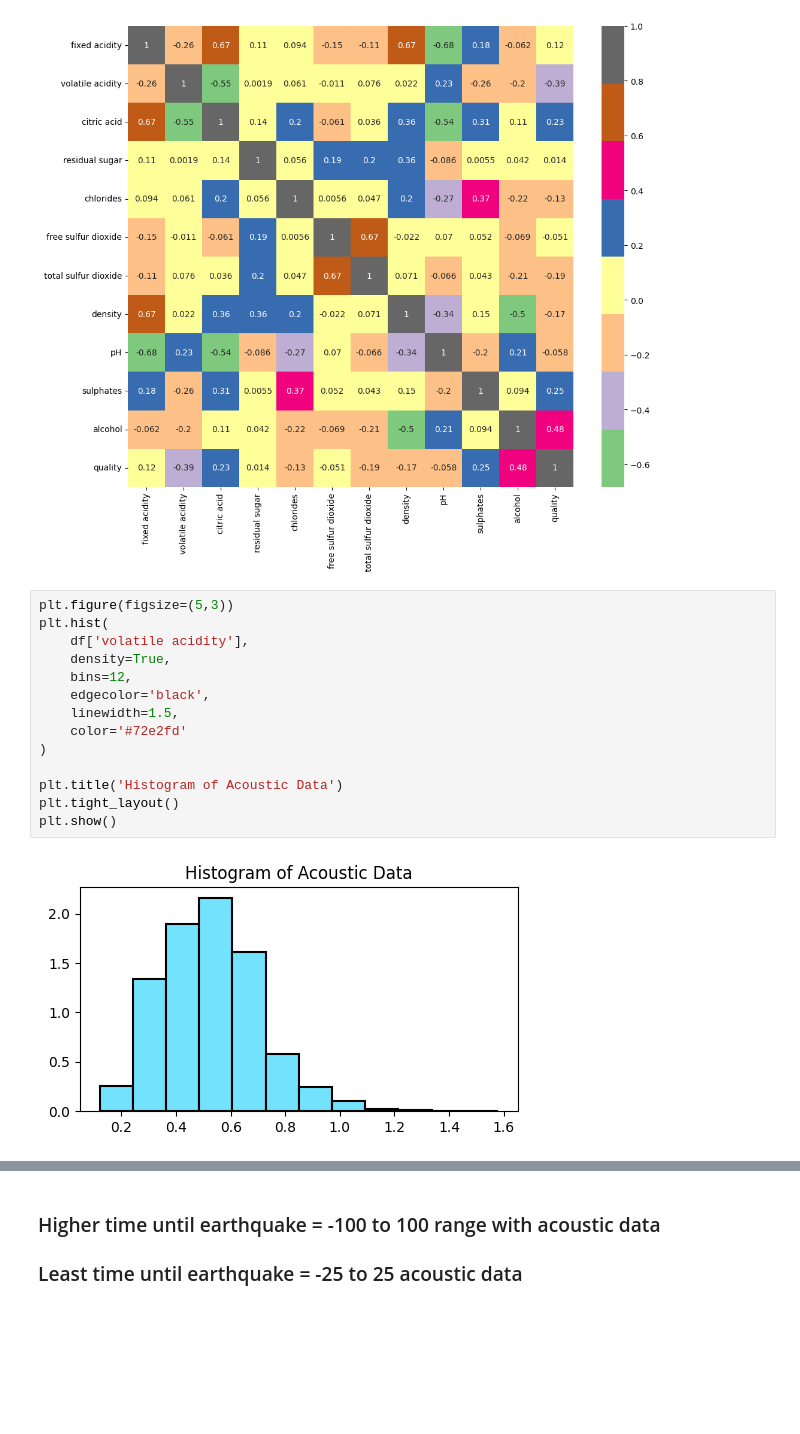
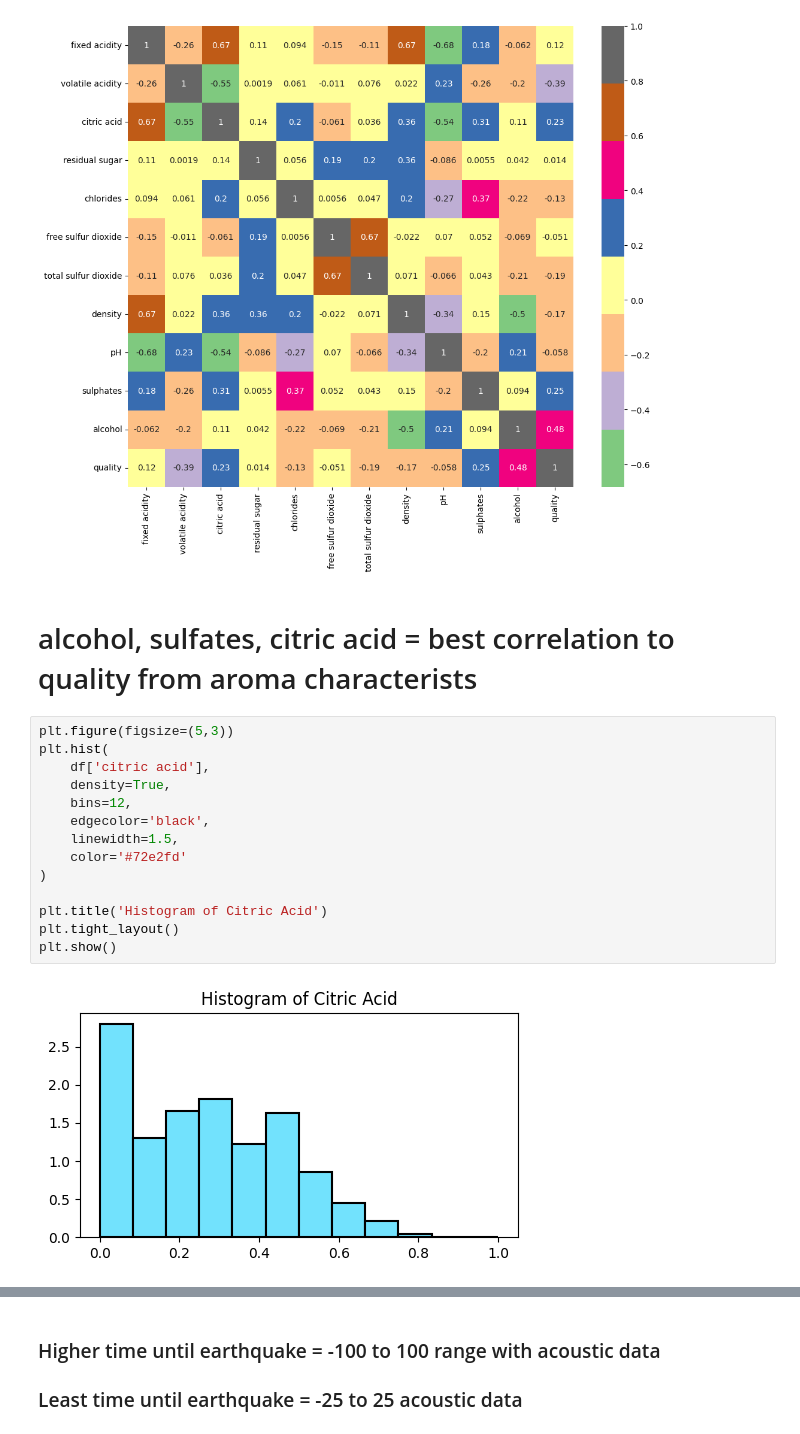
Before and after one commit to isralennon/MSAAI500, a Jupyter notebook: wine_quality/red_wine_quality.ipynb, the cells around one changed output, grey strips where cells are left out. Cells and saved outputs as stored; diff of their text form; blank space fills up the shorter version.

Commit message:
Updated wine_quality
updated top 3 aroma regression plots

```diff
--- a/wine_quality/red_wine_quality.ipynb
+++ b/wine_quality/red_wine_quality.ipynb
@@ -186,19 +186,21 @@ sns.heatmap(cor, annot=True, cmap=plt.cm.Accent)
 plt.show()
 # %% [output]
 [figure]
+# %% [markdown]
+# alcohol, sulfates, citric acid = best correlation to quality from aroma characterists
 # %%
 plt.figure(figsize=(5,3))
 plt.hist(
-    df['volatile acidity'],
+    df['citric acid'],
     density=True,
     bins=12,
     edgecolor='black',
     linewidth=1.5,
     color='#72e2fd'
 )
 
-plt.title('Histogram of Acoustic Data')
+plt.title('Histogram of Citric Acid')
 plt.tight_layout()
 plt.show()
 # %% [output]
-[figure, old version]
+[figure, new version]
```
Also changed, not shown: parts of 5 cells of this notebook.
